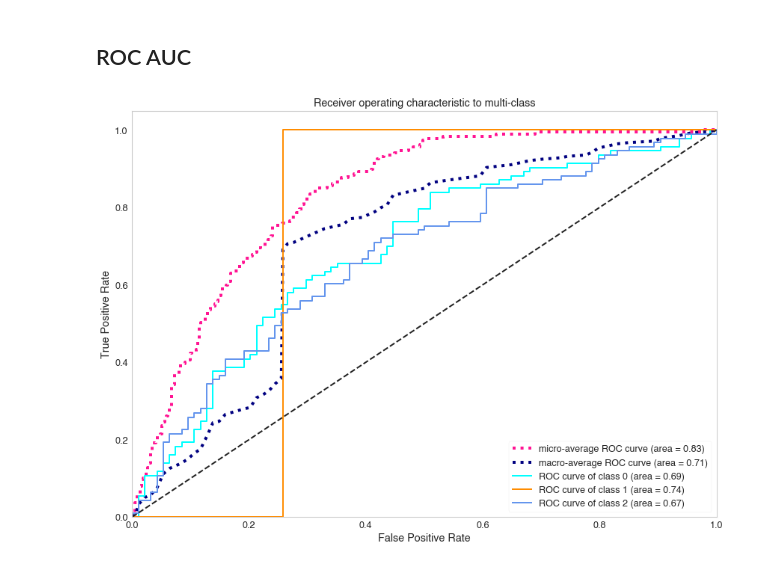
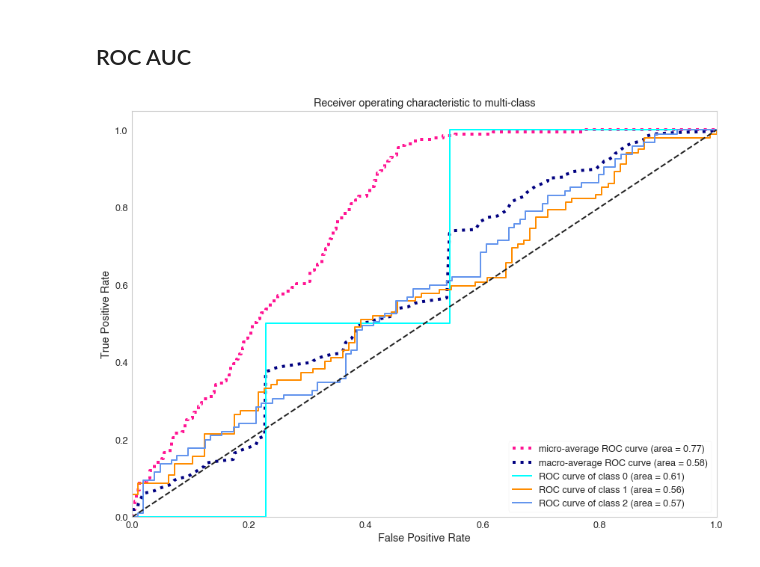
Before and after one commit to mdominguez2010/wsb-sentiment-analysis, a Jupyter notebook: model/model.ipynb, the cells around one changed output. Drawn from its saved outputs; the diff is of its cells as text; code cells hidden in the pictures.

```diff
--- a/model/model.ipynb
+++ b/model/model.ipynb
@@ -234,7 +231,7 @@ def calc_returns(dataframe, n_days):
     return dataframe
 
 def calc_direction(dataframe, n_days):
-    dataframe[f"{n_days}d-direction"] = [1 if x > 0 else -1 if x < 0 else 0 for x in dataframe[f"{n_days}d-logreturn"]]
+    dataframe[f"{n_days}d-direction"] = [1 if x > 0 else 2 if x < 0 else 0 for x in dataframe[f"{n_days}d-logreturn"]]
 
     return dataframe
 
@@ -321,8 +337,8 @@ There's still an issue with Alpha Vantage's API calls
 # with open('../data/price_data.pickle', 'wb') as f:
 #     pickle.dump(price_data, f)
 
-with open('../data/price_data.pickle', 'rb') as f:
-    price_data = pickle.load(f)
+# with open('../data/price_data.pickle', 'rb') as f:
+#     price_data = pickle.load(f)
 # %%
 price_data.rename(
     {
@@ -431,7 +423,7 @@ Index(['close', '1d-logreturn', '1d-direction', '2d-logreturn', '2d-direction',
 final_dataset.drop(["52WkHigh", "52WkLow"], axis=1, inplace=True)
 # There can't be numbers in the column names
 final_dataset.rename({
-    '5d-direction': 'direction',
+    '1d-direction': 'direction',
     'high52': 'highfiftytwo',
     'low52': 'lowfiftytwo',
     'vol1DayAvg': 'volonedayavg',
@@ -645,11 +635,13 @@ from sklearn import svm
 from scipy import interp
 
 # Binarize the output
-y_roc_auc = label_binarize(y, classes=[-1, 0, 1])
+y_roc_auc = label_binarize(y, classes=[0, 1, 2])
 n_classes = y_roc_auc.shape[1]
 
 # shuffle and split training and test sets
-X_train_roc_auc, X_test_roc_auc, y_train_roc_auc, y_test_roc_auc = train_test_split(X, y_roc_auc, test_size=.2, random_state=42)
+X_train_roc_auc, X_test_roc_auc, y_train_roc_auc, y_test_roc_auc = train_test_split(
+    X, y_roc_auc, test_size=.2, random_state=42
+)
 
 # Scale the data
 scaler = StandardScaler()
@@ -660,8 +652,12 @@ X_test_scaled_roc_auc = scaler.transform(X_test_roc_auc)
 # X_train_scaled_over, y_train_over = over_under_sample(X_train_scaled, y_train, Under=False, Over=True)
 
 # Learn to predict each class against the other
-classifier = OneVsRestClassifier(svm.SVC(kernel='linear', probability=True,
-                                 random_state=42))
+classifier = OneVsRestClassifier(
+    svm.SVC(
+        kernel='linear', probability=True,
+                                 random_state=42
+    )
+)
 y_score = classifier.fit(X_train_scaled_roc_auc, y_train_roc_auc).decision_function(X_test_scaled_roc_auc)
 
 # Compute ROC curve and ROC area for each class
@@ -694,31 +690,31 @@ roc_auc["macro"] = auc(fpr["macro"], tpr["macro"])
 
 # Plot all ROC curves
 plt.figure(figsize=(14, 10))
 plt.grid(b=None)
 lw = 2
 plt.plot(fpr["micro"], tpr["micro"],
          label='micro-average ROC curve (area = {0:0.2f})'
                ''.format(roc_auc["micro"]),
          color='deeppink', linestyle=':', linewidth=4)
 
 plt.plot(fpr["macro"], tpr["macro"],
          label='macro-average ROC curve (area = {0:0.2f})'
                ''.format(roc_auc["macro"]),
          color='navy', linestyle=':', linewidth=4)
 
 colors = cycle(['aqua', 'darkorange', 'cornflowerblue'])
 for i, color in zip(range(n_classes), colors):
     plt.plot(fpr[i], tpr[i], color=color, lw=lw,
              label='ROC curve of class {0} (area = {1:0.2f})'
              ''.format(i, roc_auc[i]))
 
 plt.plot([0, 1], [0, 1], 'k--', lw=lw)
 plt.xlim([0.0, 1.0])
 plt.ylim([0.0, 1.05])
 plt.xlabel('False Positive Rate')
 plt.ylabel('True Positive Rate')
 plt.title('Receiver operating characteristic to multi-class')
 plt.legend(loc="lower right")
 plt.show()
 # %% [output]
-[figure, old version]
+[figure, new version]
```
Also changed, not shown: parts of 33 cells of this notebook, 1 other file.
